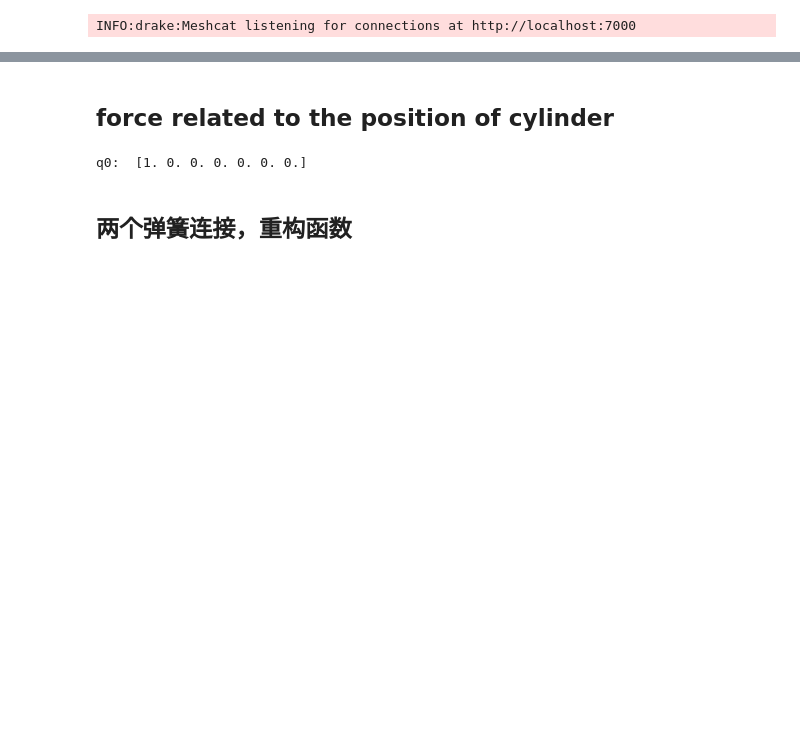
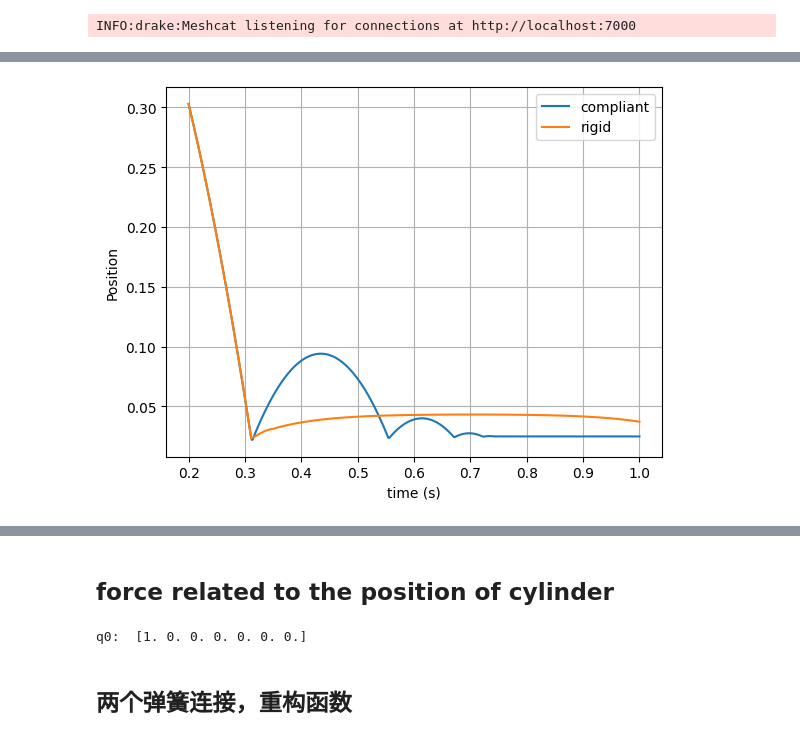
Before and after one commit to yinfanyi/drake_tensegrity, a Jupyter notebook: test0904.ipynb, the cells around one changed output, grey strips where cells are left out. Drawn from its saved outputs; the diff is of its cells as text; code cells hidden in the pictures; blank space fills up the shorter version.

```diff
--- a/test0904.ipynb
+++ b/test0904.ipynb
@@ -384,0 +289,18 @@ q0:  [1. 0. 0. 0. 0. 0. 0.]
+# %%
+import matplotlib.pyplot as plt
+
+start_time = 0.2  # seconds
+end_time = 1    # seconds
+compliance_type_list = ['compliant', 'rigid']
+plt.figure()
+for compliance_type in compliance_type_list:
+    time, traj = contact_simulation(compliance_type=compliance_type)
+    mask = (time >= start_time) & (time <= end_time)
+    plt.plot(time[mask], traj[mask], label=f'{compliance_type}')
+plt.legend()
+plt.grid()
+plt.xlabel("time (s)")
+plt.ylabel("Position")
+plt.show()
+# %% [output]
+[figure, added]
```
Also changed, not shown: parts of 32 cells of this notebook, 3 other files.
